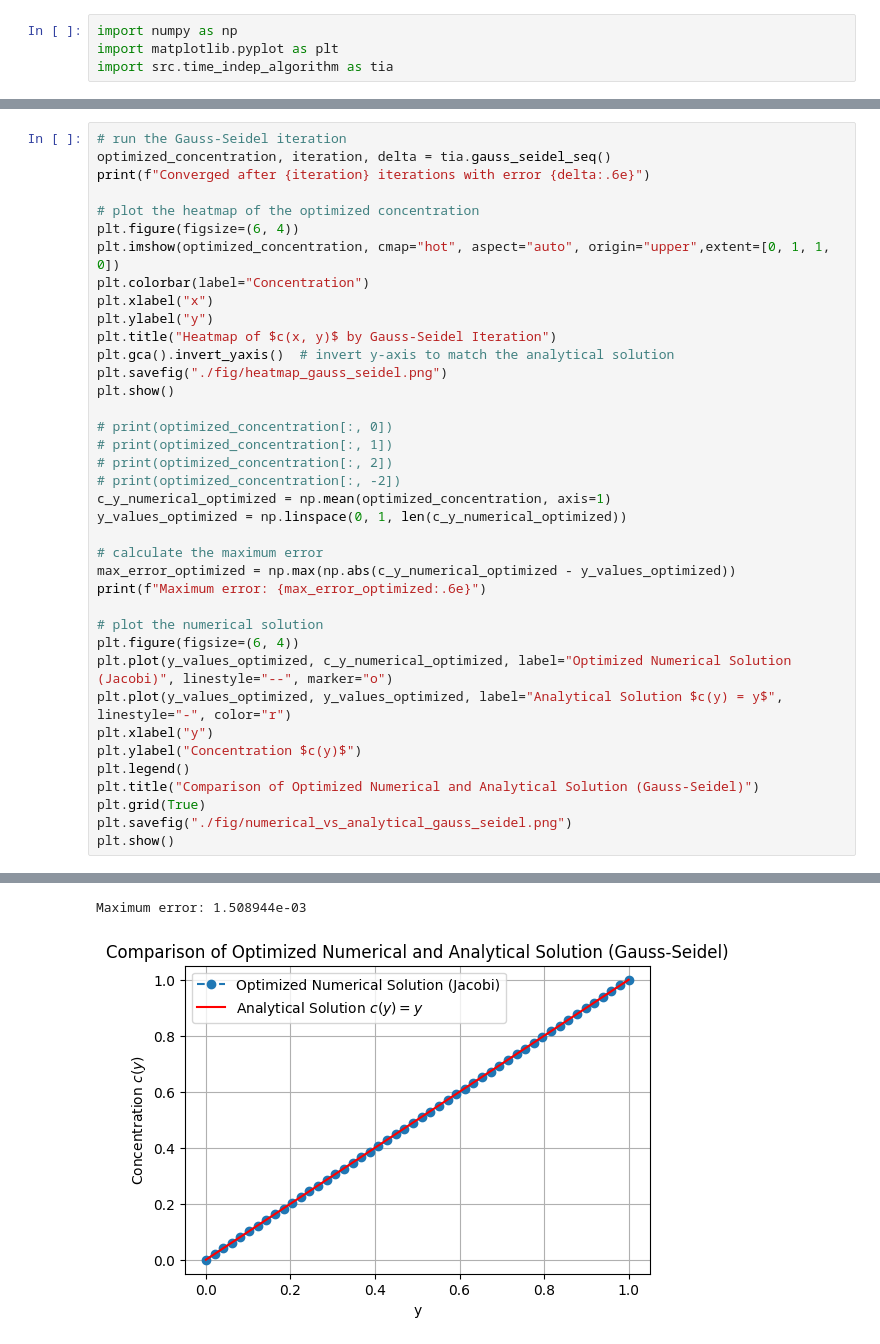
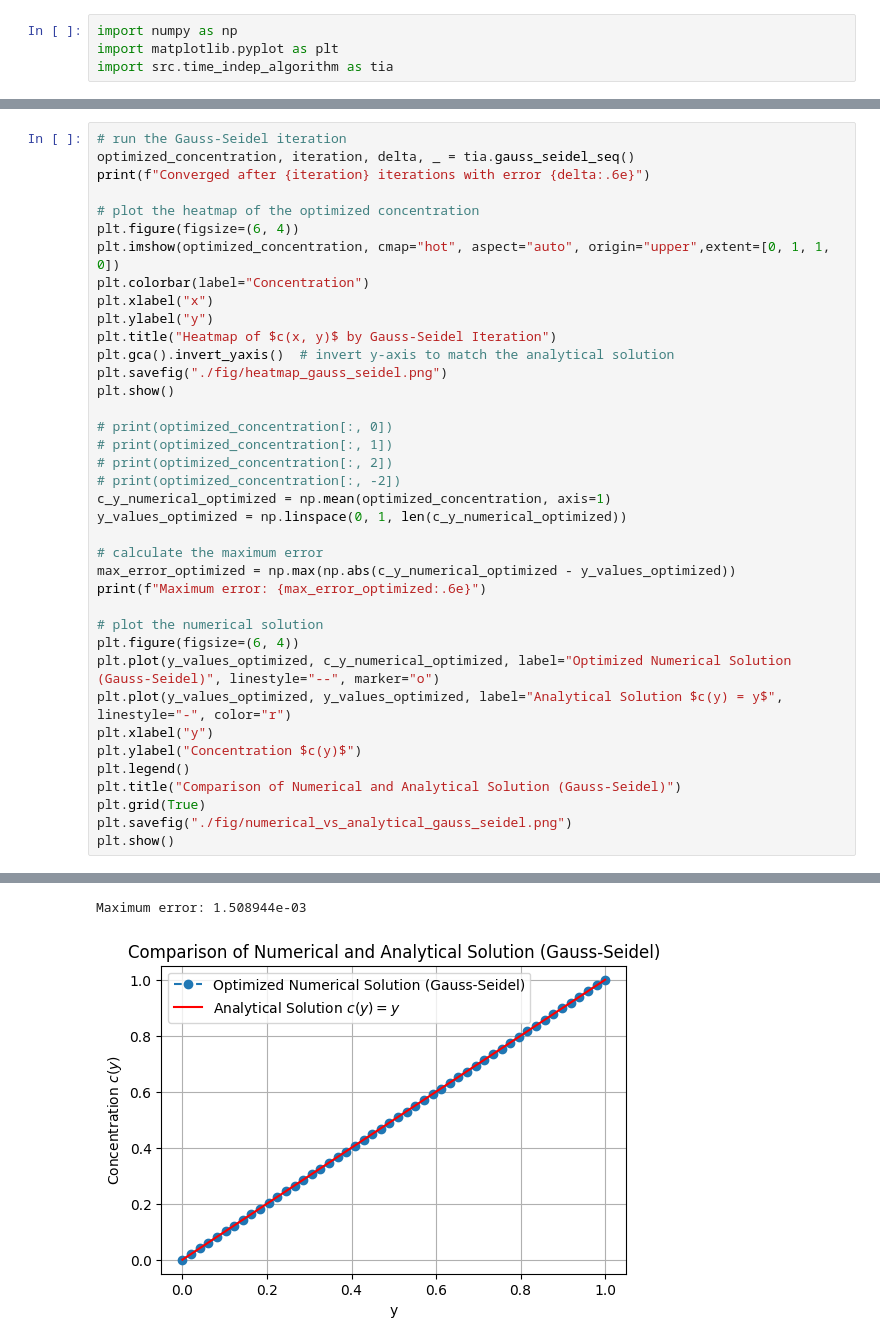
Before and after one commit to matijsv/scicomp_22, a Jupyter notebook: presentation.ipynb, the cells around one changed output, grey strips where cells are left out. Cells and saved outputs as stored; diff of their text form.

```diff
--- a/presentation.ipynb
+++ b/presentation.ipynb
@@ -51,6 +63,6 @@ Maximum error: 3.036276e-06
 # %%
 # run the Gauss-Seidel iteration
-optimized_concentration, iteration, delta = tia.gauss_seidel_seq()
+optimized_concentration, iteration, delta, _ = tia.gauss_seidel_seq()
 print(f"Converged after {iteration} iterations with error {delta:.6e}")
 
 # plot the heatmap of the optimized concentration
@@ -61,33 +73,33 @@ plt.xlabel("x")
 plt.ylabel("y")
 plt.title("Heatmap of $c(x, y)$ by Gauss-Seidel Iteration")
 plt.gca().invert_yaxis()  # invert y-axis to match the analytical solution
 plt.savefig("./fig/heatmap_gauss_seidel.png")
 plt.show()
 
 # print(optimized_concentration[:, 0])
 # print(optimized_concentration[:, 1])
 # print(optimized_concentration[:, 2])
 # print(optimized_concentration[:, -2])
 c_y_numerical_optimized = np.mean(optimized_concentration, axis=1)
 y_values_optimized = np.linspace(0, 1, len(c_y_numerical_optimized))
 
 # calculate the maximum error
 max_error_optimized = np.max(np.abs(c_y_numerical_optimized - y_values_optimized))
 print(f"Maximum error: {max_error_optimized:.6e}")
 
 # plot the numerical solution
 plt.figure(figsize=(6, 4))
-plt.plot(y_values_optimized, c_y_numerical_optimized, label="Optimized Numerical Solution (Jacobi)", linestyle="--", marker="o")
+plt.plot(y_values_optimized, c_y_numerical_optimized, label="Optimized Numerical Solution (Gauss-Seidel)", linestyle="--", marker="o")
 plt.plot(y_values_optimized, y_values_optimized, label="Analytical Solution $c(y) = y$", linestyle="-", color="r")
 plt.xlabel("y")
 plt.ylabel("Concentration $c(y)$")
 plt.legend()
-plt.title("Comparison of Optimized Numerical and Analytical Solution (Gauss-Seidel)")
+plt.title("Comparison of Numerical and Analytical Solution (Gauss-Seidel)")
 plt.grid(True)
 plt.savefig("./fig/numerical_vs_analytical_gauss_seidel.png")
 plt.show()
 # %% [output]
 Converged after 1420 iterations with error 9.975387e-06
 [figure]
 Maximum error: 1.508944e-03
-[figure, old version]
+[figure, new version]
```
Also changed, not shown: parts of 14 cells of this notebook, 1 other file.
